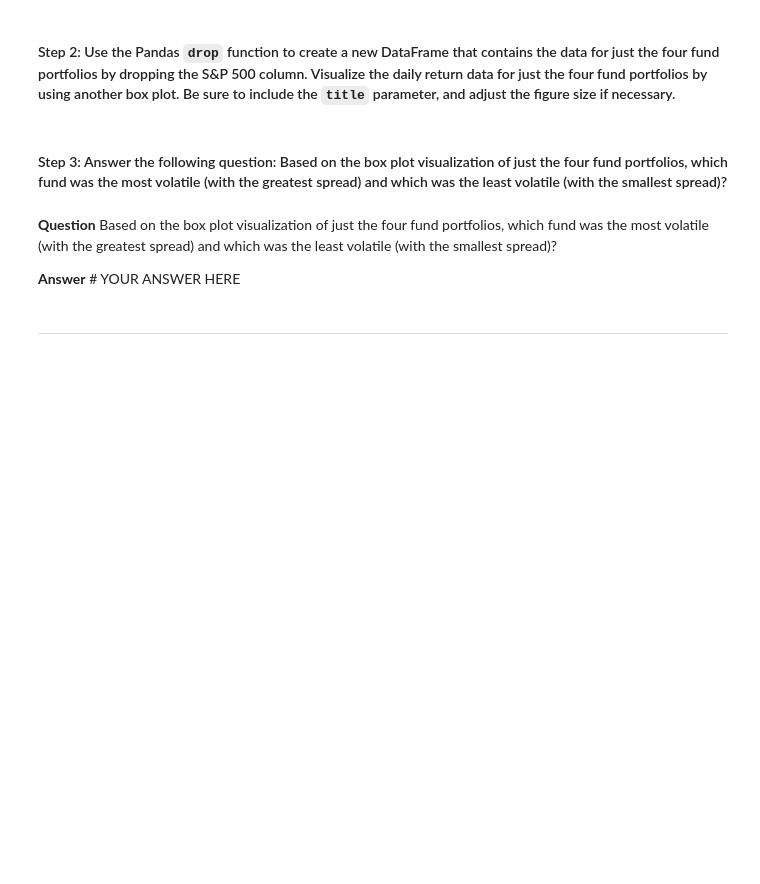
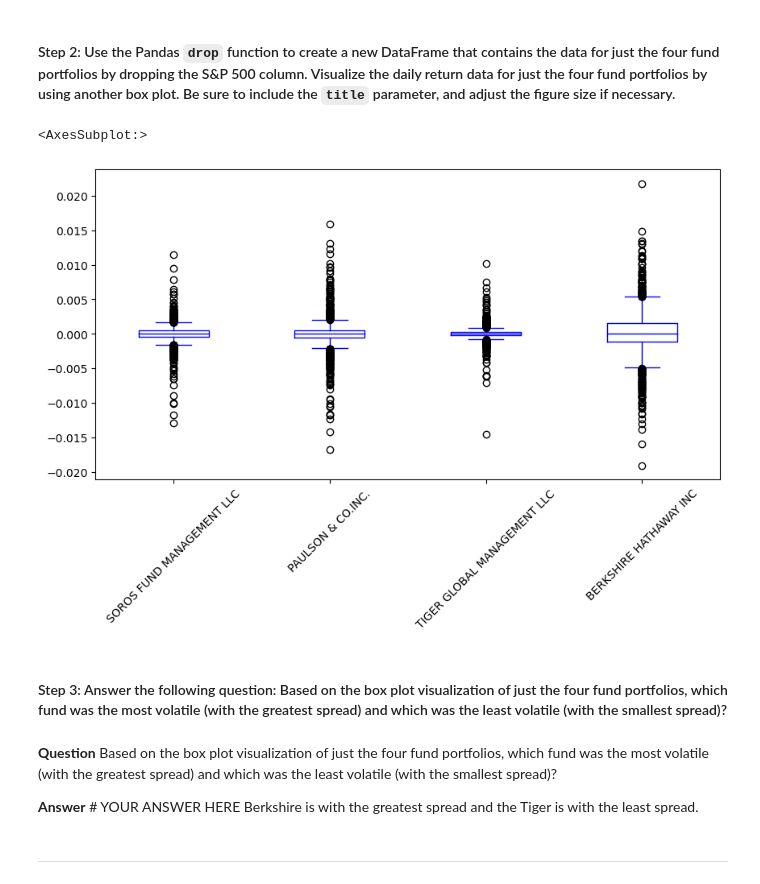
Before and after one commit to lizagino/Risk_Return_Portfolio_Analysis, a Jupyter notebook: risk_return_analysis.ipynb, the cells around one changed output. Drawn from its saved outputs; the diff is of its cells as text; code cells hidden in the pictures; blank space fills up the shorter version.

```diff
--- a/risk_return_analysis.ipynb
+++ b/risk_return_analysis.ipynb
@@ -192,14 +239,27 @@ Analyze the volatility of each of the four fund portfolios and of the S&P 500 In
 # %%
 # Create a new DataFrame containing only the 4 fund portfolios by dropping the S&P 500 column from the DataFrame
 # Create box plots to reflect the return data for only the 4 fund portfolios
 # Include a title parameter and adjust the figure size
 # YOUR CODE HERE
+port_4_values_df = portfolio_values_df.drop(columns=['S&P 500'])
+port_4_values_df.plot(
+    kind="box",
+    legend = True,
+    label = 'Portfolio Values Return Data',
+    figsize = (10, 5),
+    rot=45,
+    color = 'blue'
+)
+# %% [output]
+<AxesSubplot:>
+[figure, added]
 # %% [markdown]
 #### Step 3: Answer the following question: Based on the box plot visualization of just the four fund portfolios, which fund was the most volatile (with the greatest spread) and which was the least volatile (with the smallest spread)?
 # %% [markdown]
 **Question** Based on the box plot visualization of just the four fund portfolios, which fund was the most volatile (with the greatest spread) and which was the least volatile (with the smallest spread)?
 
 **Answer** # YOUR ANSWER HERE
+Berkshire is with the greatest spread and the Tiger is with the least spread.
 # %% [markdown]
 ---
 # %% [markdown]
```
Also changed, not shown: parts of 30 cells of this notebook.
